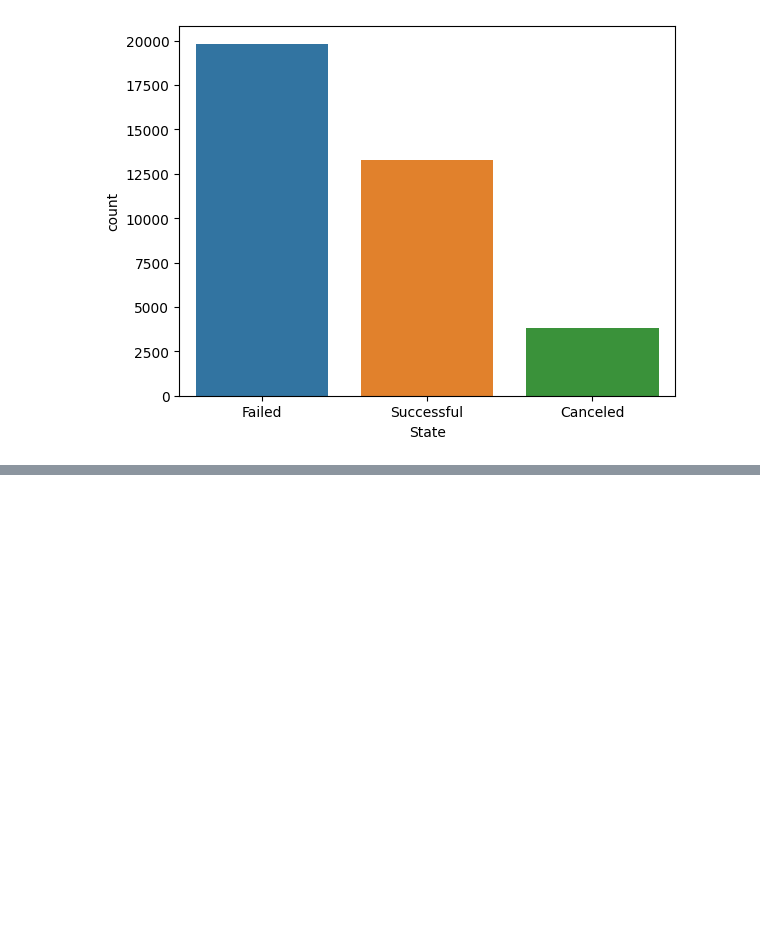
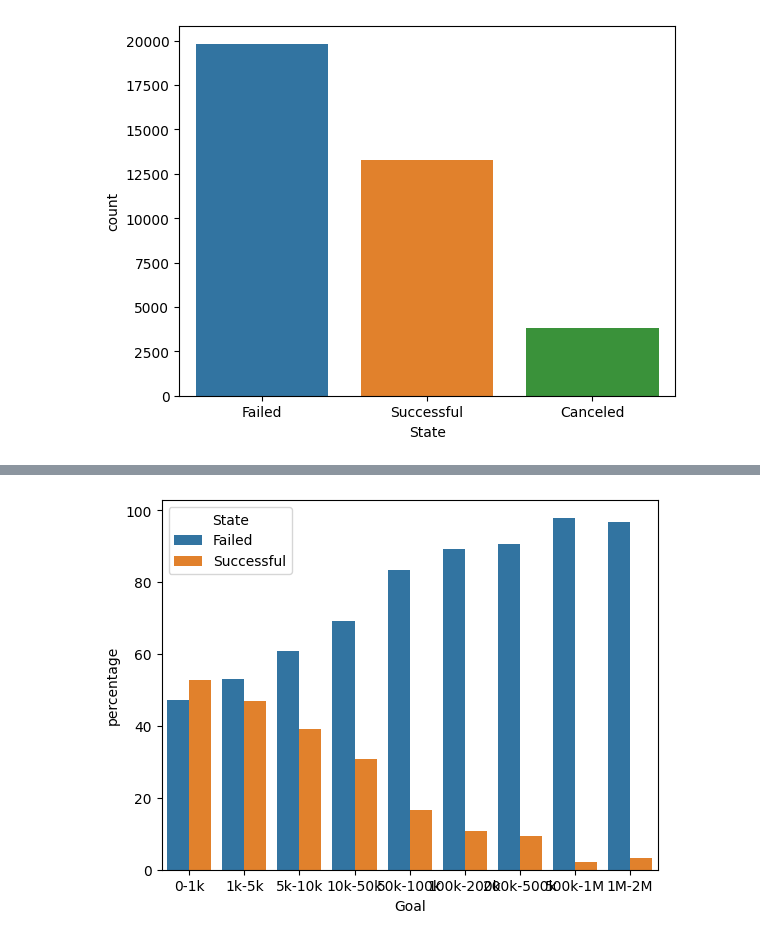
Before and after one commit to DAkemeier/kickstart_ml, a Jupyter notebook: kickstart_EDA.ipynb, the cells around one changed output, grey strips where cells are left out. Drawn from its saved outputs; the diff is of its cells as text; code cells hidden in the pictures; blank space fills up the shorter version.

```diff
--- a/kickstart_EDA.ipynb
+++ b/kickstart_EDA.ipynb
@@ -155,0 +179,6 @@ plt.show()
+# %%
+# I want to also filter canceled projects
+df_pre = df_pre.query('State != "Canceled"')
+# I want to save the count to a new dataframe
+df_count = df_pre.groupby(['Goal', 'State']).size().reset_index(name='count')
+df_count
@@ -155,0 +203,11 @@ plt.show()
+# %%
+# I want to see the percentage of successful projects by goal amount
+# make an addition of the count of successful and failed projects
+df_count['total'] = df_count.groupby('Goal')['count'].transform('sum')
+# make a new column with the percentage of successful projects
+df_count['percentage'] = df_count['count'] / df_count['total'] * 100
+#make a bar plot of the percentage of successful projects by goal amount
+sns.barplot(x='Goal', y='percentage', data=df_count, hue='State')
+plt.show()
+# %% [output]
+[figure, added]
```
Also changed, not shown: parts of 17 cells of this notebook.
